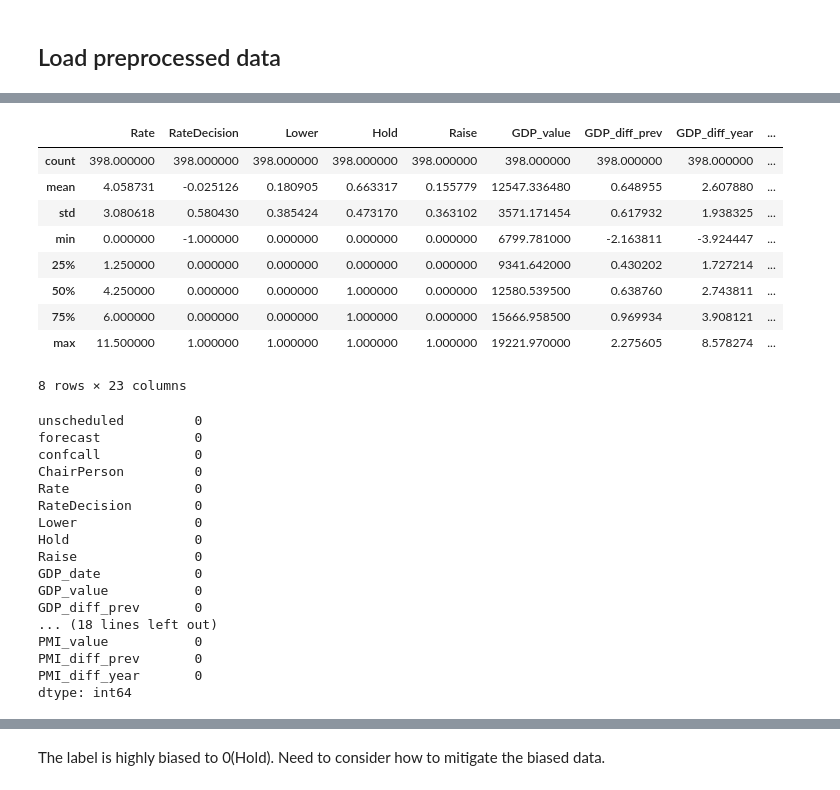
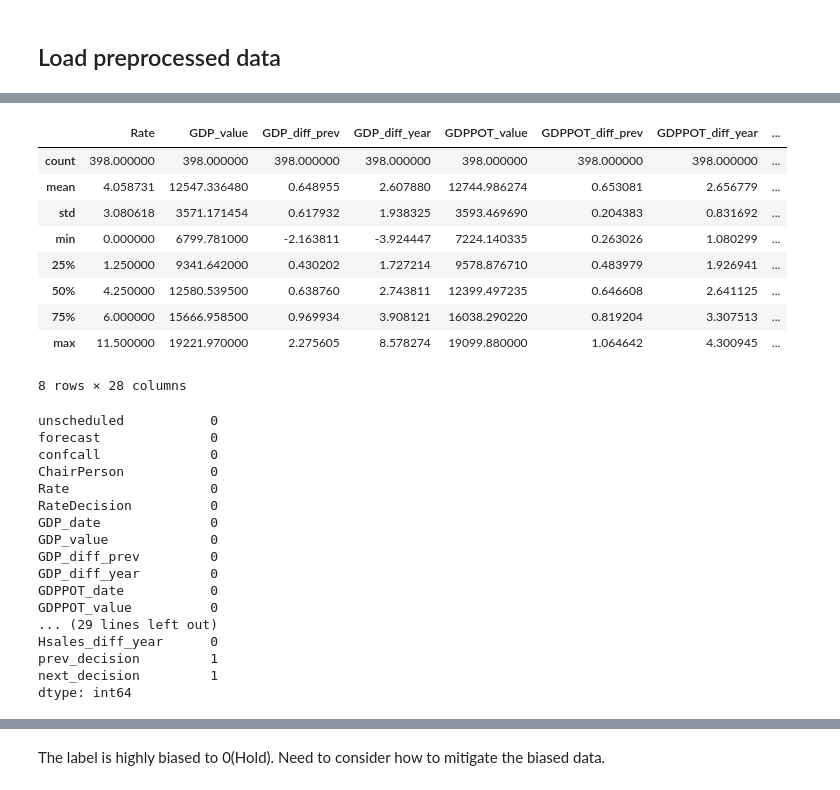
Before and after one commit to yukit-k/centralbank_analysis, a Jupyter notebook: src/4_FOMC_Analysis_EDA.ipynb, the cells around one changed output, grey strips where cells are left out. Drawn from its saved outputs; the diff is of its cells as text; code cells hidden in the pictures.

```diff
--- a/src/4_FOMC_Analysis_EDA.ipynb
+++ b/src/4_FOMC_Analysis_EDA.ipynb
@@ -43,11 +43,11 @@ stop = set(stopwords.words('english'))
 # %% [markdown]
 ## Load preprocessed data
 # %%
-# Load train data
-file = open('../data/preprocessed/train_data.pickle', 'rb')
-train_data = pickle.load(file)
+# Load nontext data
+file = open('../data/preprocessed/nontext_data.pickle', 'rb')
+nontext_data = pickle.load(file)
 file.close()
 
-print(train_data.shape)
-train_data.head()
+print(nontext_data.shape)
+nontext_data.head()
 # %% [output]
@@ -148,0 +163,5 @@ text_keyword
+# %%
+# Add previous rate decision to see inertia effect
+nontext_data['prev_decision'] = nontext_data['RateDecision'].shift(1)
+nontext_data['next_decision'] = nontext_data['RateDecision'].shift(-1)
+nontext_data[['RateDecision', 'prev_decision', 'next_decision']].head()
@@ -149,35 +183,35 @@ text_keyword
 # %%
-train_data.describe()
+nontext_data.describe()
 # %% [output]
-|  | Rate | RateDecision | Lower | Hold | Raise | GDP_value | GDP_diff_prev | GDP_diff_year | ... |
-| count | 398.000000 | 398.000000 | 398.000000 | 398.000000 | 398.000000 | 398.000000 | 398.000000 | 398.000000 | ... |
-| mean | 4.058731 | -0.025126 | 0.180905 | 0.663317 | 0.155779 | 12547.336480 | 0.648955 | 2.607880 | ... |
-| std | 3.080618 | 0.580430 | 0.385424 | 0.473170 | 0.363102 | 3571.171454 | 0.617932 | 1.938325 | ... |
-| min | 0.000000 | -1.000000 | 0.000000 | 0.000000 | 0.000000 | 6799.781000 | -2.163811 | -3.924447 | ... |
-| 25% | 1.250000 | 0.000000 | 0.000000 | 0.000000 | 0.000000 | 9341.642000 | 0.430202 | 1.727214 | ... |
-| 50% | 4.250000 | 0.000000 | 0.000000 | 1.000000 | 0.000000 | 12580.539500 | 0.638760 | 2.743811 | ... |
-| 75% | 6.000000 | 0.000000 | 0.000000 | 1.000000 | 0.000000 | 15666.958500 | 0.969934 | 3.908121 | ... |
-| max | 11.500000 | 1.000000 | 1.000000 | 1.000000 | 1.000000 | 19221.970000 | 2.275605 | 8.578274 | ... |
+|  | Rate | GDP_value | GDP_diff_prev | GDP_diff_year | GDPPOT_value | GDPPOT_diff_prev | GDPPOT_diff_year | ... |
+| count | 398.000000 | 398.000000 | 398.000000 | 398.000000 | 398.000000 | 398.000000 | 398.000000 | ... |
+| mean | 4.058731 | 12547.336480 | 0.648955 | 2.607880 | 12744.986274 | 0.653081 | 2.656779 | ... |
+| std | 3.080618 | 3571.171454 | 0.617932 | 1.938325 | 3593.469690 | 0.204383 | 0.831692 | ... |
+| min | 0.000000 | 6799.781000 | -2.163811 | -3.924447 | 7224.140335 | 0.263026 | 1.080299 | ... |
+| 25% | 1.250000 | 9341.642000 | 0.430202 | 1.727214 | 9578.876710 | 0.483979 | 1.926941 | ... |
+| 50% | 4.250000 | 12580.539500 | 0.638760 | 2.743811 | 12399.497235 | 0.646608 | 2.641125 | ... |
+| 75% | 6.000000 | 15666.958500 | 0.969934 | 3.908121 | 16038.290220 | 0.819204 | 3.307513 | ... |
+| max | 11.500000 | 19221.970000 | 2.275605 | 8.578274 | 19099.880000 | 1.064642 | 4.300945 | ... |
-8 rows × 23 columns
+8 rows × 28 columns
 # %%
-train_data.isnull().sum()
+nontext_data.isnull().sum()
 # %% [output]
-unscheduled         0
-forecast            0
-confcall            0
-ChairPerson         0
-Rate                0
-RateDecision        0
-Lower               0
-Hold                0
-Raise               0
-GDP_date            0
-GDP_value           0
-GDP_diff_prev       0
-... (18 lines left out)
-PMI_value           0
-PMI_diff_prev       0
-PMI_diff_year       0
+unscheduled           0
+forecast              0
+confcall              0
+ChairPerson           0
+Rate                  0
+RateDecision          0
+GDP_date              0
+GDP_value             0
+GDP_diff_prev         0
+GDP_diff_year         0
+GDPPOT_date           0
+GDPPOT_value          0
+... (29 lines left out)
+Hsales_diff_year      0
+prev_decision         1
+next_decision         1
 dtype: int64
 # %%
 # The number of data per Target Labels
```
Also changed, not shown: parts of 61 cells of this notebook.
